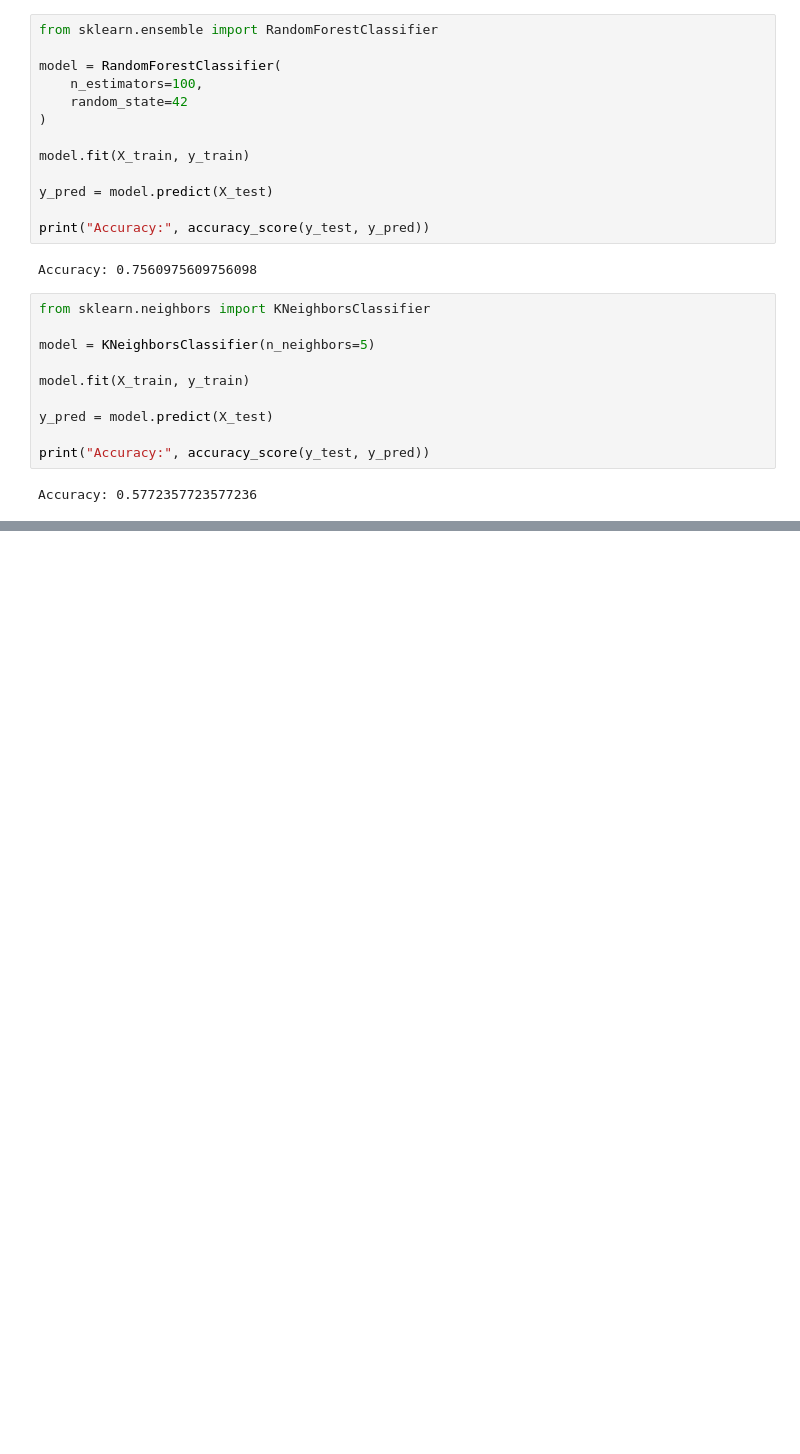
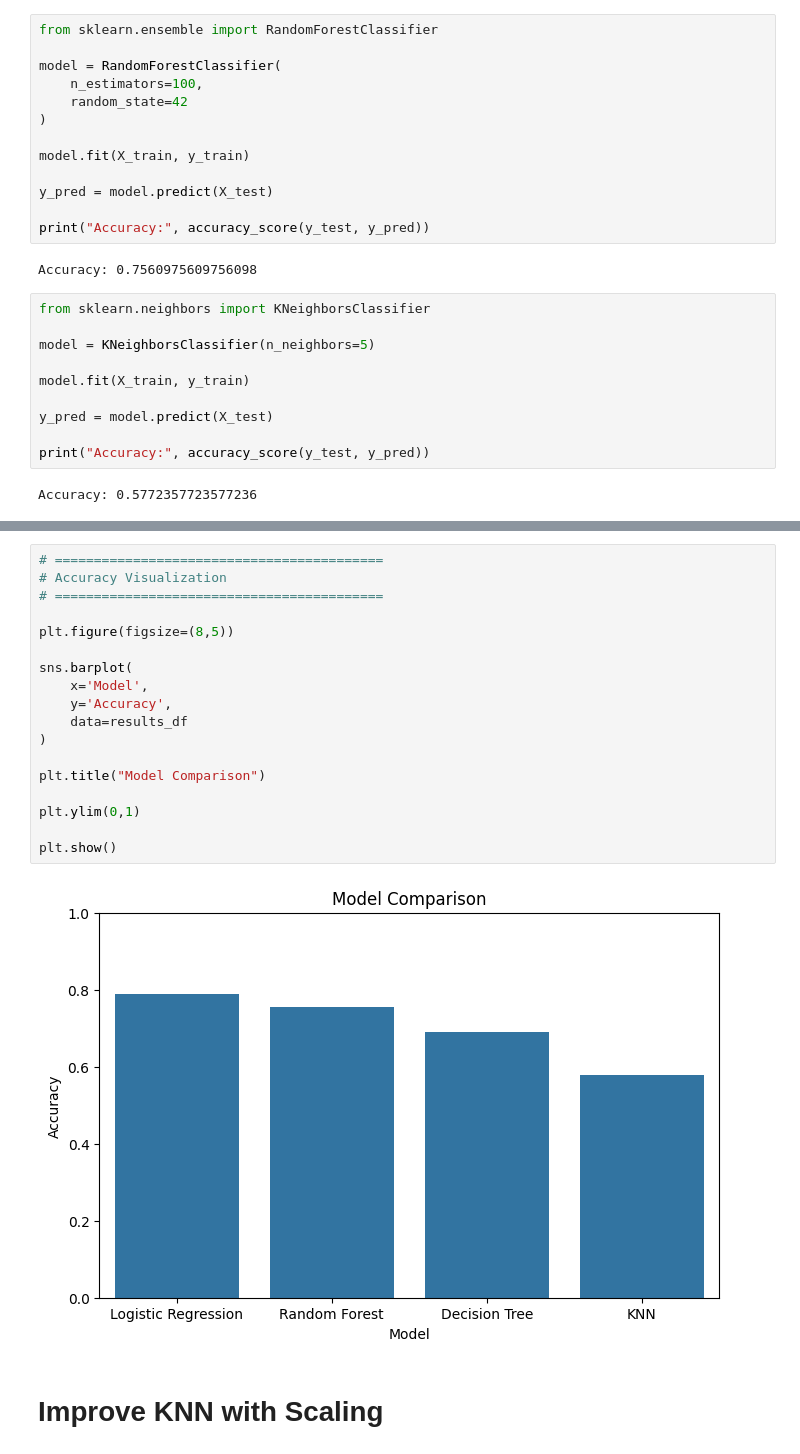
Before and after one commit to hmdsahed/small-ml-projects_100day_challenge, a Jupyter notebook: day5.ipynb, the cells around one changed output, grey strips where cells are left out. Cells and saved outputs as stored; diff of their text form; blank space fills up the shorter version.

```diff
--- a/day5.ipynb
+++ b/day5.ipynb
@@ -341,0 +421,22 @@ Accuracy: 0.5772357723577236
+# %%
+# ==========================================
+# Accuracy Visualization
+# ==========================================
+
+plt.figure(figsize=(8,5))
+
+sns.barplot(
+    x='Model',
+    y='Accuracy',
+    data=results_df
+)
+
+plt.title("Model Comparison")
+
+plt.ylim(0,1)
+
+plt.show()
+# %% [output]
+[figure, added]
+# %% [markdown]
+# Improve KNN with Scaling
```
Also changed, not shown: parts of 5 cells of this notebook.
